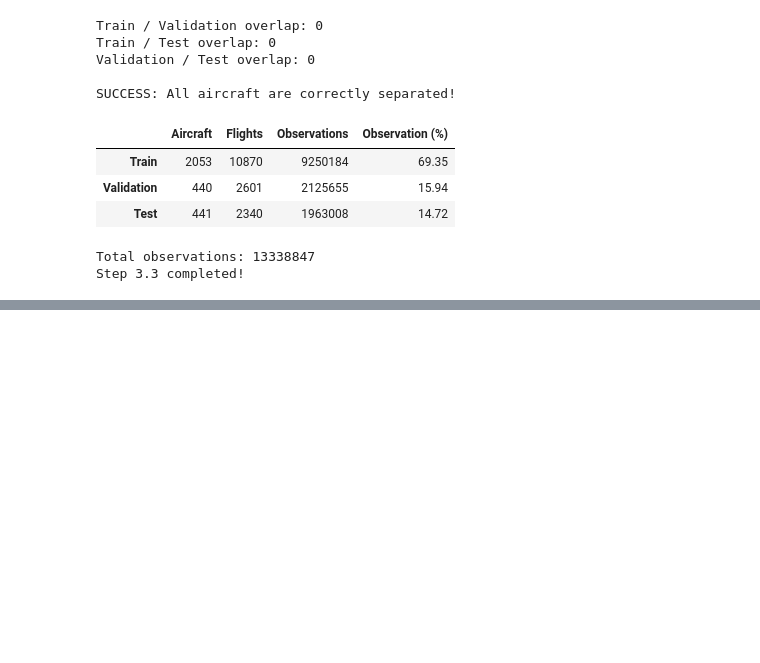
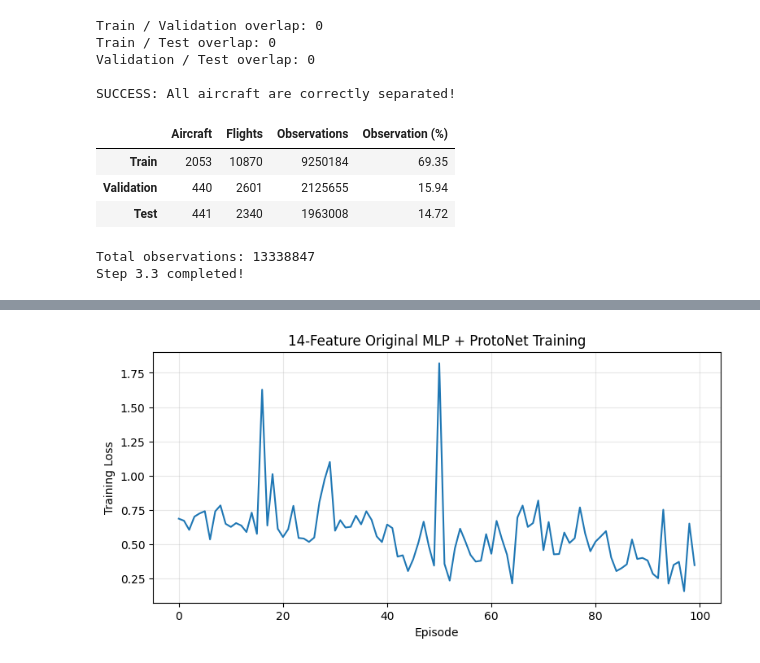
Before and after one commit to iamnaymur/ml_meta_learning, a Jupyter notebook: airspace_dataset.ipynb, the cells around one changed output, grey strips where cells are left out. Cells and saved outputs as stored; diff of their text form; code cells hidden in the pictures; blank space fills up the shorter version.

```diff
--- a/airspace_dataset.ipynb
+++ b/airspace_dataset.ipynb
@@ -740,0 +6689,79 @@ Step 3.3 completed!
+# %%
+
+# ============================================================
+# PHASE 7 — STEP 7.4A
+# Train Fresh 14-Feature MLP + ProtoNet
+# ============================================================
+
+import torch
+import numpy as np
+import matplotlib.pyplot as plt
+
+# Set seed for reproducibility
+torch.manual_seed(42)
+np.random.seed(42)
+
+# Create NEW model (keep original model unchanged)
+mlp_encoder_14 = OriginalMLPEncoder(
+    sequence_length=30,
+    num_features=14,
+    embedding_dim=32
+).to(DEVICE)
+
+optimizer_14 = torch.optim.Adam(
+    mlp_encoder_14.parameters(),
+    lr=0.001
+)
+
+NUM_EPISODES = 100
+train_rng_14 = np.random.default_rng(2026)
+
+losses_14 = []
+accuracies_14 = []
+
+mlp_encoder_14.train()
+
+for step in range(NUM_EPISODES):
+
+    episode_14 = sample_protonet_episode(
+        X=X_train_14_scaled,
+        y=y_train,
+        metadata=pilot_labeled_metadata,
+        n_shot=5,
+        n_query=5,
+        rng=train_rng_14
+    )
+
+    optimizer_14.zero_grad()
+
+    loss, accuracy, _, _ = protonet_forward(
+        mlp_encoder_14,
+        episode_14
+    )
+
+    loss.backward()
+    optimizer_14.step()
+
+    losses_14.append(loss.item())
+    accuracies_14.append(accuracy.item() * 100)
+
+    if (step + 1) % 20 == 0:
+        print(
+            f"Episode {step + 1:3d}/100 | "
+            f"Loss: {loss.item():.4f} | "
+            f"Accuracy: {accuracy.item() * 100:.1f}%"
+        )
+
+plt.figure(figsize=(9, 4))
+plt.plot(losses_14)
+plt.xlabel("Episode")
+plt.ylabel("Training Loss")
+plt.title("14-Feature Original MLP + ProtoNet Training")
+plt.grid(alpha=0.3)
+plt.show()
+
+print("\nAverage accuracy (last 20 episodes):",
+      round(np.mean(accuracies_14[-20:]), 2), "%")
+
+print("\nStep 7.4A completed!")
+# %% [output]
@@ -740,0 +6773 @@ Step 3.3 completed!
+[figure, added]
```
Also changed, not shown: parts of 149 cells of this notebook.
